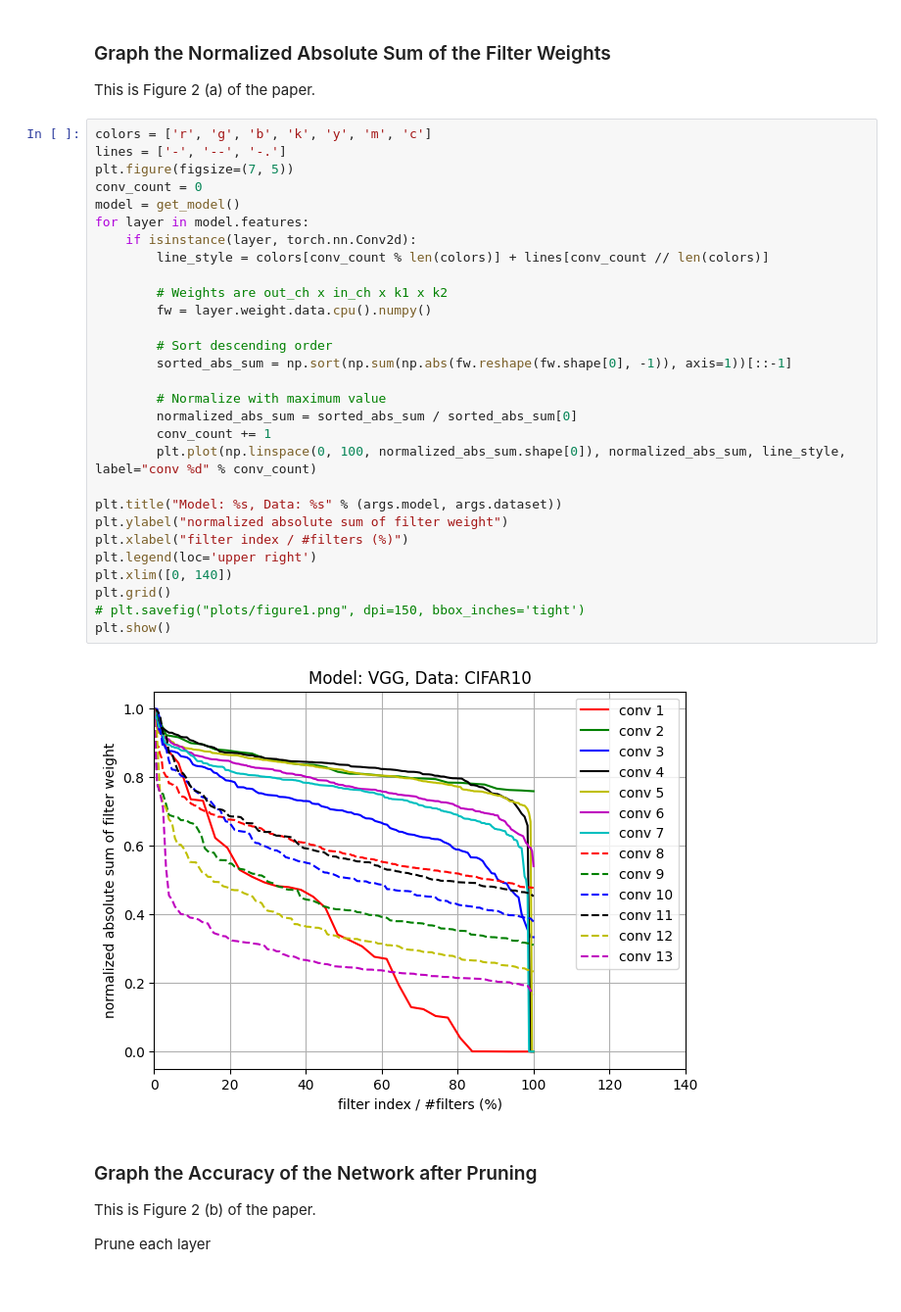
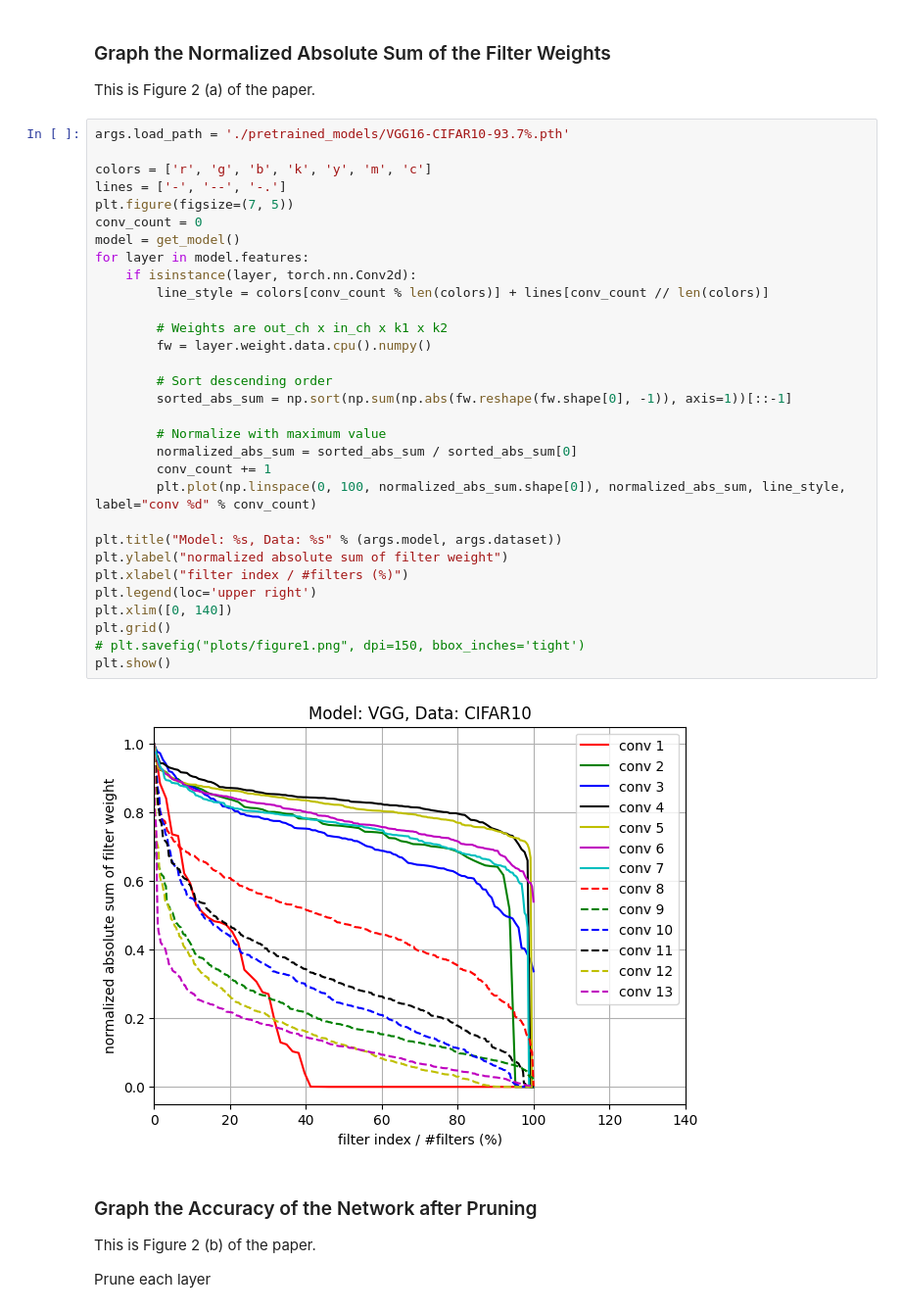
Before and after one commit to slayerofdrosophila/cs159finalgroup1, a Jupyter notebook: prune_filter_for_efficient_convnets.ipynb, the cells around one changed output. Shown: that part at 98% size. Saved outputs shown, nothing was run; the diff lists cells and outputs as text.

```diff
--- a/prune_filter_for_efficient_convnets.ipynb
+++ b/prune_filter_for_efficient_convnets.ipynb
@@ -37,36 +101,38 @@ Testing network (11.52),        Accuracy: 91.41
 ### Graph the Normalized Absolute Sum of the Filter Weights
 This is Figure 2 (a) of the paper.
 # %%
+args.load_path = './pretrained_models/VGG16-CIFAR10-93.7%.pth'
+
 colors = ['r', 'g', 'b', 'k', 'y', 'm', 'c']
 lines = ['-', '--', '-.']
 plt.figure(figsize=(7, 5))
 conv_count = 0
 model = get_model()
 for layer in model.features:
     if isinstance(layer, torch.nn.Conv2d):
         line_style = colors[conv_count % len(colors)] + lines[conv_count // len(colors)]
 
         # Weights are out_ch x in_ch x k1 x k2
         fw = layer.weight.data.cpu().numpy()
 
         # Sort descending order
         sorted_abs_sum = np.sort(np.sum(np.abs(fw.reshape(fw.shape[0], -1)), axis=1))[::-1]
 
         # Normalize with maximum value
         normalized_abs_sum = sorted_abs_sum / sorted_abs_sum[0]
         conv_count += 1
         plt.plot(np.linspace(0, 100, normalized_abs_sum.shape[0]), normalized_abs_sum, line_style, label="conv %d" % conv_count)
 
 plt.title("Model: %s, Data: %s" % (args.model, args.dataset))
 plt.ylabel("normalized absolute sum of filter weight")
 plt.xlabel("filter index / #filters (%)")
 plt.legend(loc='upper right')
 plt.xlim([0, 140])
 plt.grid()
 # plt.savefig("plots/figure1.png", dpi=150, bbox_inches='tight')
 plt.show()
 # %% [output]
-[figure, old version]
+[figure, new version]
 # %% [markdown]
 ### Graph the Accuracy of the Network after Pruning
 This is Figure 2 (b) of the paper.
```
Also changed, not shown: parts of 7 cells of this notebook, 5 other files.
